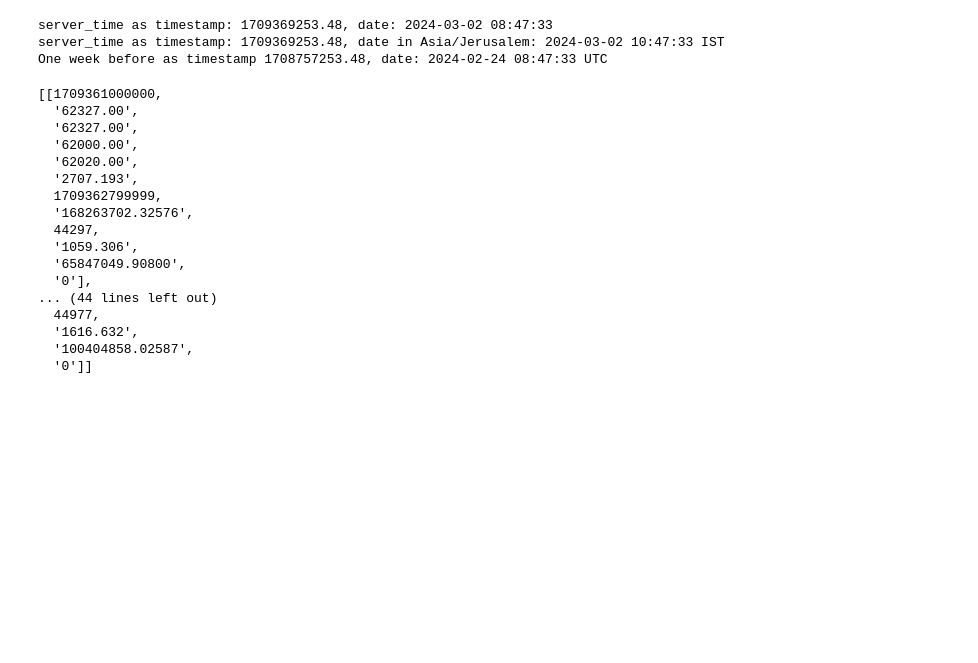
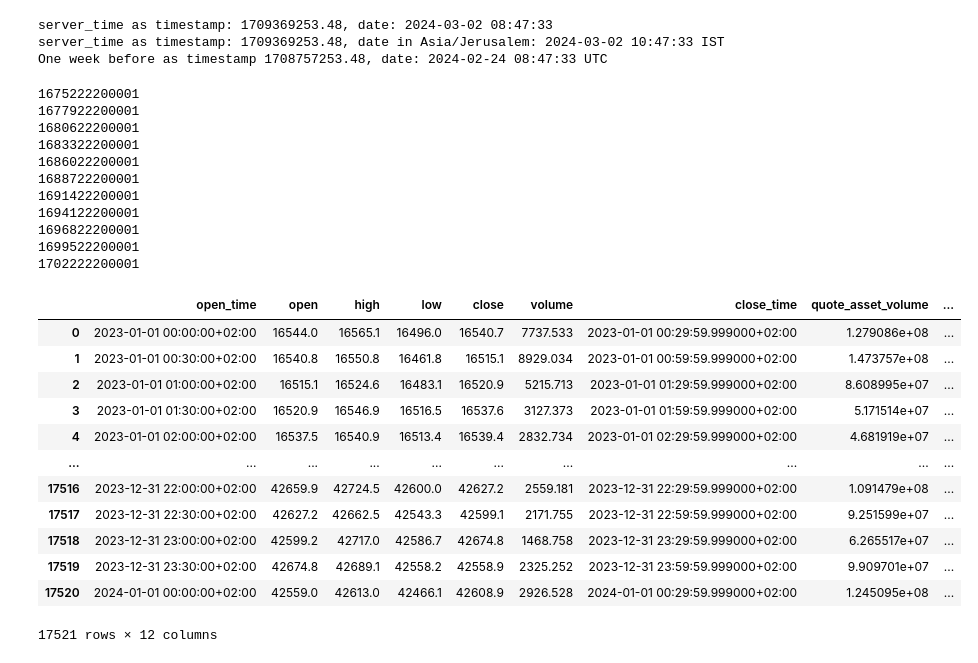
Before and after one commit to HillelCharbit/Trading-Algorithm-Project---google-trends, a Jupyter notebook: tom_jupyter_notebook.ipynb, the cells around one changed output. Drawn from its saved outputs; the diff is of its cells as text; code cells hidden in the pictures; blank space fills up the shorter version.

```diff
--- a/tom_jupyter_notebook.ipynb
+++ b/tom_jupyter_notebook.ipynb
@@ -237,38 +237,3 @@ print(f'One week before as timestamp {week_before.timestamp()}, date: {week_befo
 server_time as timestamp: 1709369253.48, date: 2024-03-02 08:47:33
 server_time as timestamp: 1709369253.48, date in Asia/Jerusalem: 2024-03-02 10:47:33 IST
 One week before as timestamp 1708757253.48, date: 2024-02-24 08:47:33 UTC
-# %%
-# specific endpoint and method
-method = 'GET'
-endpoint = '/fapi/v1/klines'
-
-# parameters
-params = {
-    'symbol': 'BTCUSDT',# Mandatory
-    'interval': '30m',# Mandatory
-    # 'startTime': ,
-    # 'endTime': ,
-    'limit': 5 # default 500, max 1500
-}
-
-# make call
-response = make_api_call(base_url, endpoint, method, params=params)
-response.json()
-# %% [output]
-[[1709361000000,
-  '62327.00',
-  '62327.00',
-  '62000.00',
-  '62020.00',
-  '2707.193',
-  1709362799999,
-  '168263702.32576',
-  44297,
-  '1059.306',
-  '65847049.90800',
-  '0'],
-... (44 lines left out)
-  44977,
-  '1616.632',
-  '100404858.02587',
-  '0']]
@@ -274,0 +308,35 @@ response.json()
+# %%
+# specific endpoint and method
+symbol = 'BTCUSDT'
+endpoint = '/fapi/v1/klines'
+start_date = int(datetime.datetime(year=2023, month=1, day=1).timestamp() * 1000)
+end_date = int(datetime.datetime(year=2024, month=1, day=1).timestamp() * 1000)
+
+# make call
+btcusdt_df = get_binance_historical_data(symbol, '30m', start_date, end_date)
+btcusdt_df
+# %% [output]
+1675222200001
+1677922200001
+1680622200001
+1683322200001
+1686022200001
+1688722200001
+1691422200001
+1694122200001
+1696822200001
+1699522200001
+1702222200001
+|  | open_time | open | high | low | close | volume | close_time | quote_asset_volume | ... |
+| 0 | 2023-01-01 00:00:00+02:00 | 16544.0 | 16565.1 | 16496.0 | 16540.7 | 7737.533 | 2023-01-01 00:29:59.999000+02:00 | 1.279086e+08 | ... |
+| 1 | 2023-01-01 00:30:00+02:00 | 16540.8 | 16550.8 | 16461.8 | 16515.1 | 8929.034 | 2023-01-01 00:59:59.999000+02:00 | 1.473757e+08 | ... |
+| 2 | 2023-01-01 01:00:00+02:00 | 16515.1 | 16524.6 | 16483.1 | 16520.9 | 5215.713 | 2023-01-01 01:29:59.999000+02:00 | 8.608995e+07 | ... |
+| 3 | 2023-01-01 01:30:00+02:00 | 16520.9 | 16546.9 | 16516.5 | 16537.6 | 3127.373 | 2023-01-01 01:59:59.999000+02:00 | 5.171514e+07 | ... |
+| 4 | 2023-01-01 02:00:00+02:00 | 16537.5 | 16540.9 | 16513.4 | 16539.4 | 2832.734 | 2023-01-01 02:29:59.999000+02:00 | 4.681919e+07 | ... |
+| ... | ... | ... | ... | ... | ... | ... | ... | ... | ... |
+| 17516 | 2023-12-31 22:00:00+02:00 | 42659.9 | 42724.5 | 42600.0 | 42627.2 | 2559.181 | 2023-12-31 22:29:59.999000+02:00 | 1.091479e+08 | ... |
+| 17517 | 2023-12-31 22:30:00+02:00 | 42627.2 | 42662.5 | 42543.3 | 42599.1 | 2171.755 | 2023-12-31 22:59:59.999000+02:00 | 9.251599e+07 | ... |
+| 17518 | 2023-12-31 23:00:00+02:00 | 42599.2 | 42717.0 | 42586.7 | 42674.8 | 1468.758 | 2023-12-31 23:29:59.999000+02:00 | 6.265517e+07 | ... |
+| 17519 | 2023-12-31 23:30:00+02:00 | 42674.8 | 42689.1 | 42558.2 | 42558.9 | 2325.252 | 2023-12-31 23:59:59.999000+02:00 | 9.909701e+07 | ... |
+| 17520 | 2024-01-01 00:00:00+02:00 | 42559.0 | 42613.0 | 42466.1 | 42608.9 | 2926.528 | 2024-01-01 00:29:59.999000+02:00 | 1.245095e+08 | ... |
+17521 rows × 12 columns
```
Also changed, not shown: parts of 1 cell of this notebook.
